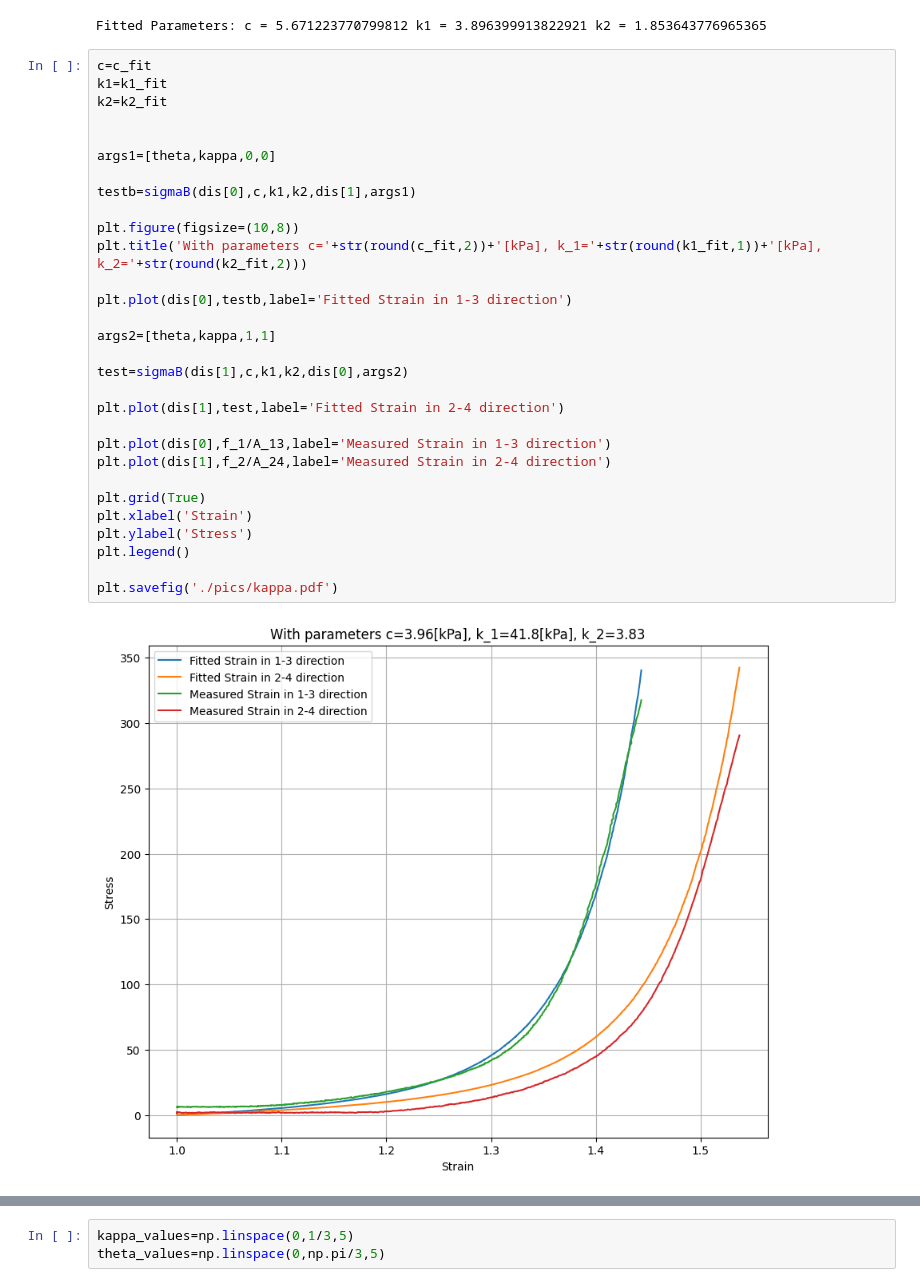
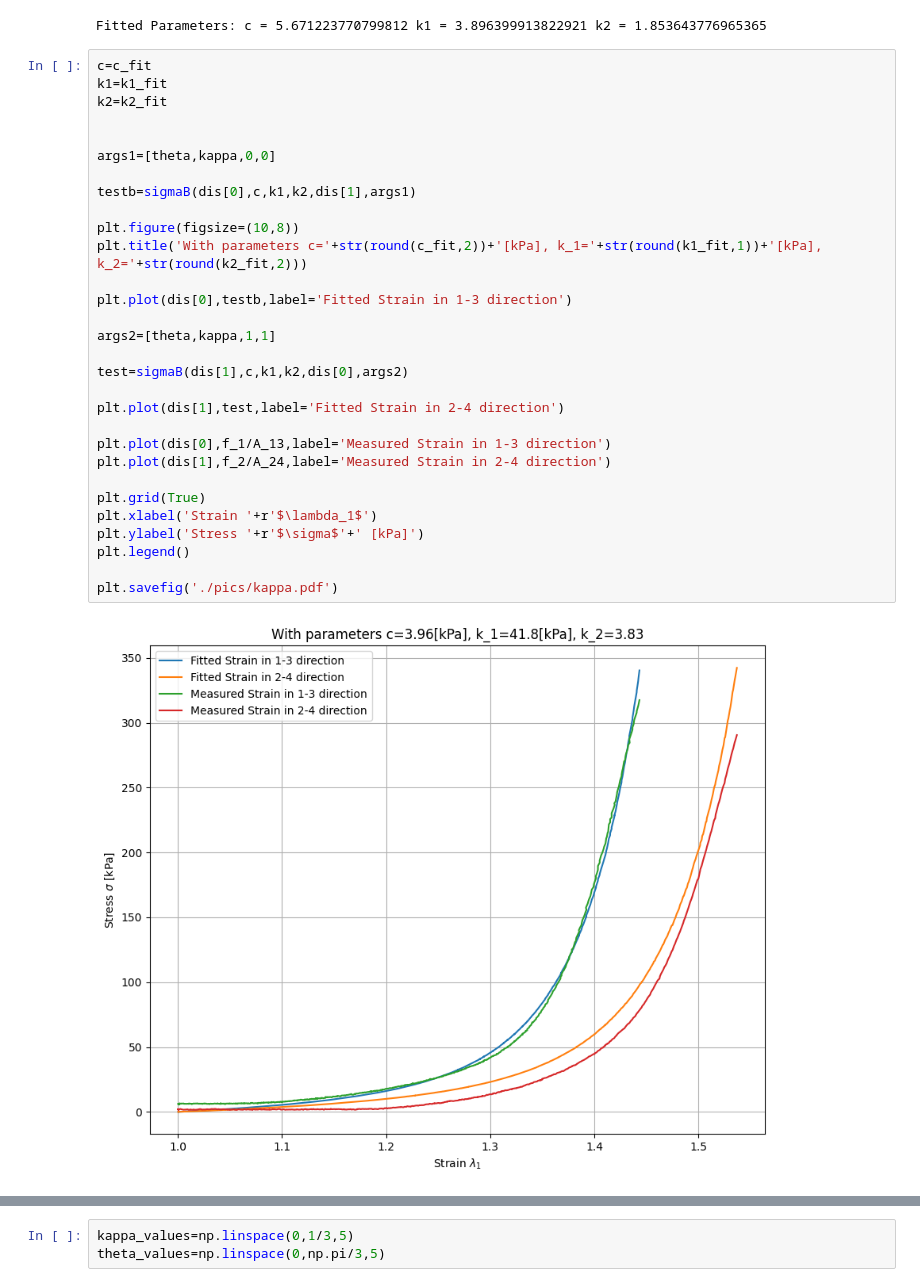
Before and after one commit to eBOlsson/TKT4550, a Jupyter notebook: kappa.ipynb, the cells around one changed output, grey strips where cells are left out. Drawn from its saved outputs; the diff is of its cells as text.

```diff
--- a/kappa.ipynb
+++ b/kappa.ipynb
@@ -232,35 +232,35 @@ Fitted Parameters: c = 5.671223770799812 k1 = 3.896399913822921 k2 = 1.853643776
 # %%
 c=c_fit
 k1=k1_fit
 k2=k2_fit
 
 
 args1=[theta,kappa,0,0]
 
 testb=sigmaB(dis[0],c,k1,k2,dis[1],args1)
 
 plt.figure(figsize=(10,8))
 plt.title('With parameters c='+str(round(c_fit,2))+'[kPa], k_1='+str(round(k1_fit,1))+'[kPa], k_2='+str(round(k2_fit,2)))
 
 plt.plot(dis[0],testb,label='Fitted Strain in 1-3 direction')
 
 args2=[theta,kappa,1,1]
 
 test=sigmaB(dis[1],c,k1,k2,dis[0],args2)
 
 plt.plot(dis[1],test,label='Fitted Strain in 2-4 direction')
 
 plt.plot(dis[0],f_1/A_13,label='Measured Strain in 1-3 direction')
 plt.plot(dis[1],f_2/A_24,label='Measured Strain in 2-4 direction')
 
 plt.grid(True)
-plt.xlabel('Strain')
-plt.ylabel('Stress')
+plt.xlabel('Strain '+r'$\lambda_1$')
+plt.ylabel('Stress '+r'$\sigma$'+' [kPa]')
 plt.legend()
 
 plt.savefig('./pics/kappa.pdf')
 # %% [output]
-[figure, old version]
+[figure, new version]
 # %%
 c=c_fita
 k1=k1_fita
```
Also changed, not shown: parts of 8 cells of this notebook, 16 other files.
